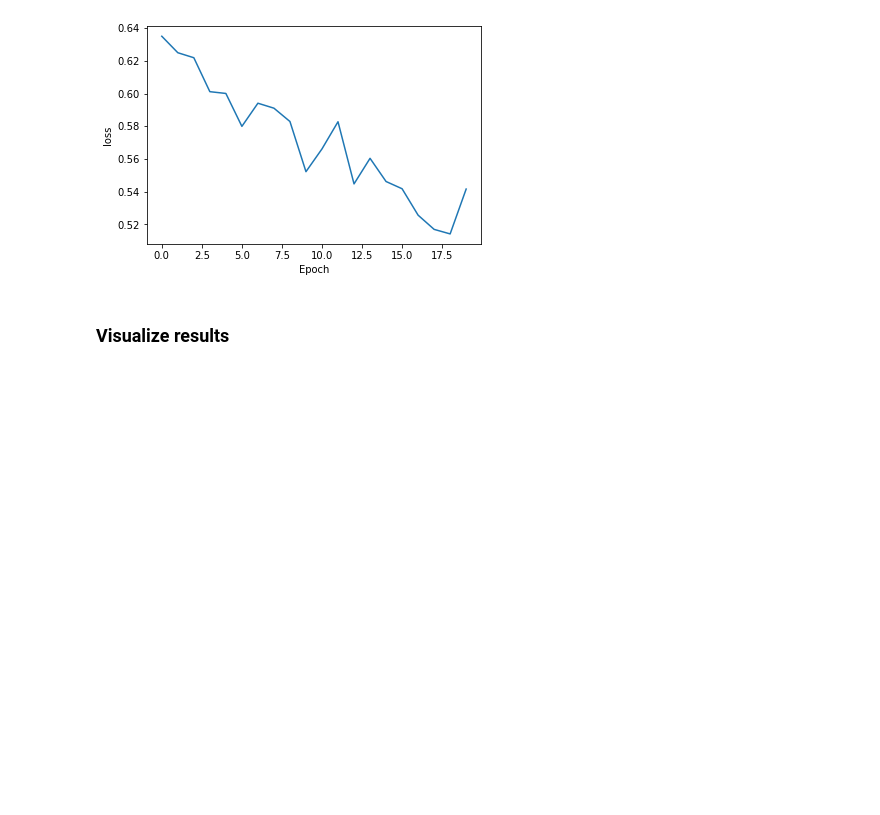
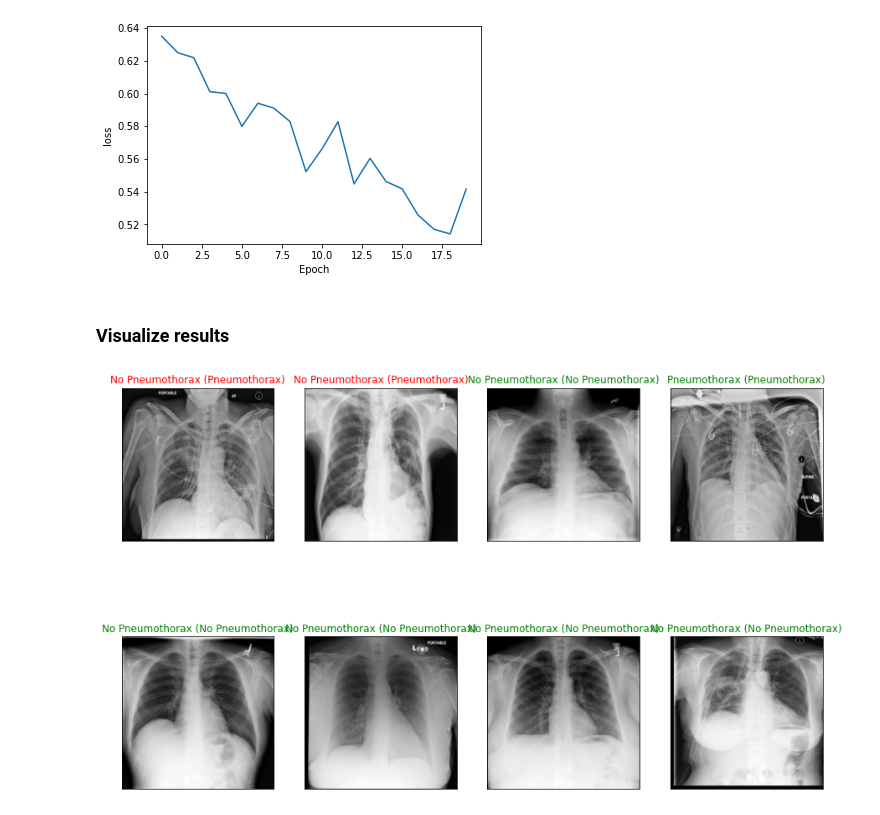
Before and after one commit to AIPI540/AIPI540-Deep-Learning-Applications, a Jupyter notebook: 2_computer_vision/CNNs/xrays_example.ipynb, the cells around one changed output. Saved outputs shown, nothing was run; the diff lists cells and outputs as text; code cells hidden in the pictures; blank space fills up the shorter version.

```diff
--- a/2_computer_vision/CNNs/xrays_example.ipynb
+++ b/2_computer_vision/CNNs/xrays_example.ipynb
@@ -336,29 +336,32 @@ Loss: 0.5416 Acc: 0.7720
 # %%
 # Display a batch of predictions
 def visualize_results(model,dataloader,device):
     model = model.to(device) # Send model to GPU if available
     with torch.no_grad():
         model.eval()
         # Get a batch of validation images
         images, labels = iter(train_loader).next()
         images, labels = images.to(device), labels.to(device)
         # Get predictions
         _,preds = torch.max(model(images), 1)
         preds = np.squeeze(preds.cpu().numpy())
         images = images.cpu().numpy()
+        labels = labels.cpu().numpy()
 
     # Plot the images in the batch, along with predicted and true labels
     fig = plt.figure(figsize=(15, 10))
     for idx in np.arange(len(preds)):
         ax = fig.add_subplot(2, len(preds)//2, idx+1, xticks=[], yticks=[])
         image = images[idx]
         mean = np.array([0.5])
         std = np.array([0.5])
         image = std * image + mean
         image = np.clip(image, 0, 1)
-        ax.imshow(image)
+        ax.imshow(np.squeeze(images[idx]), cmap='gray')
         ax.set_title("{} ({})".format(idx_to_class[preds[idx]], idx_to_class[labels[idx]]),
                     color=("green" if preds[idx]==labels[idx] else "red"))
     return
 
 visualize_results(model_resnet,train_loader,device)
+# %% [output]
+[figure, added]
```
